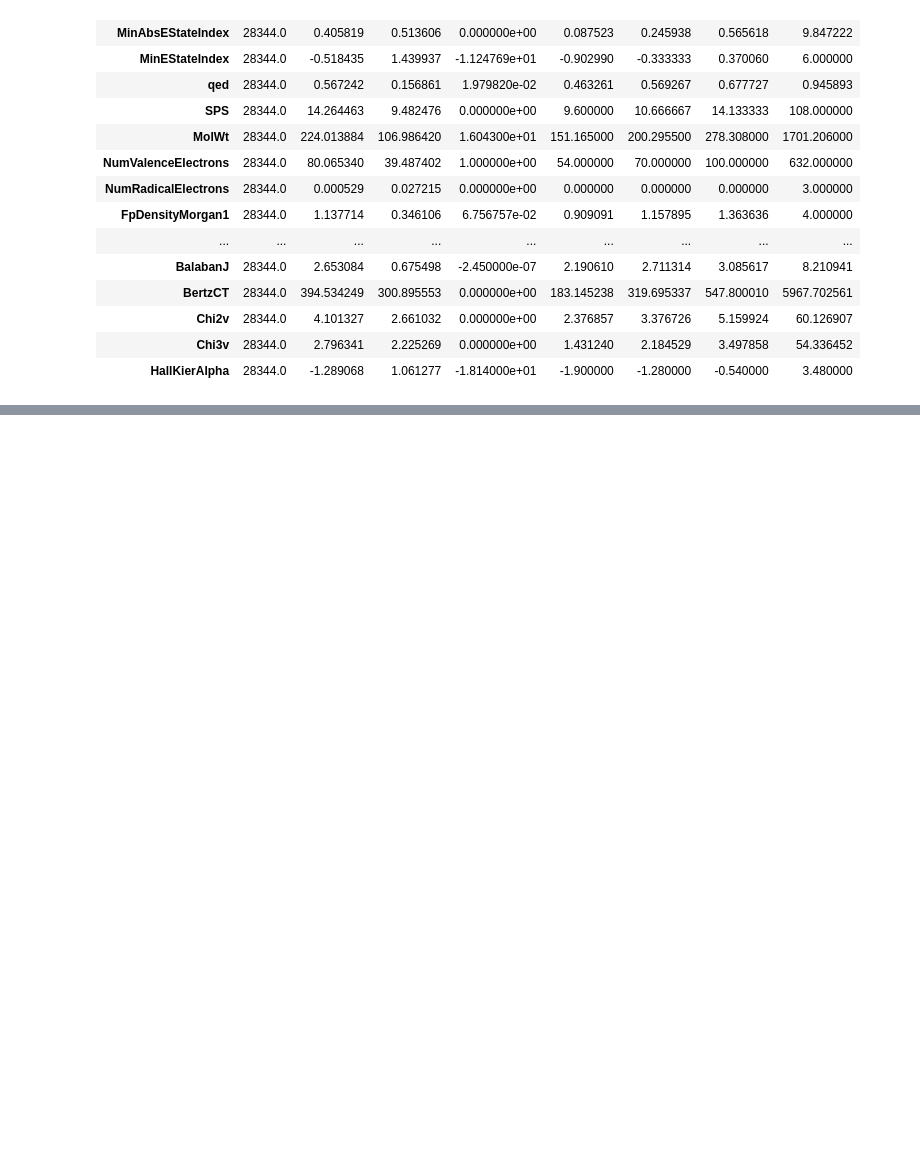
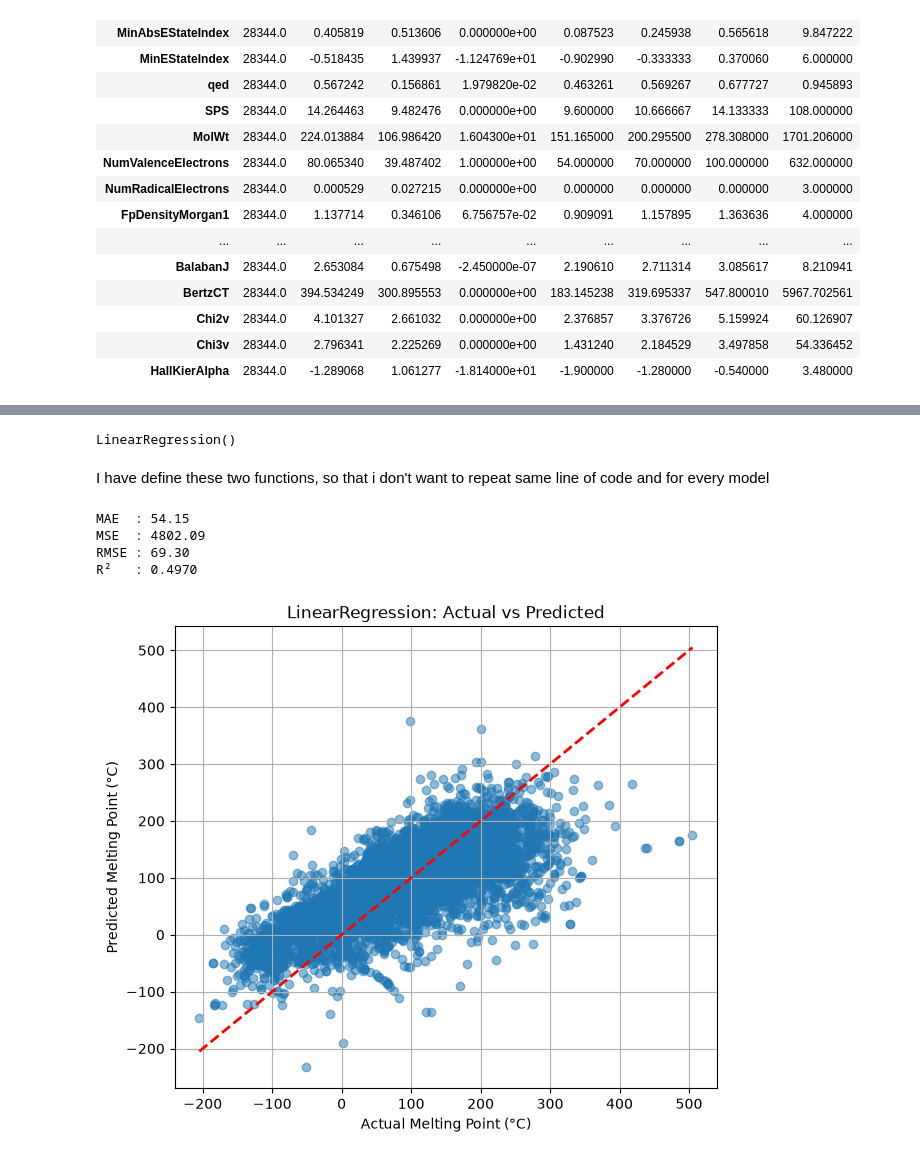
Before and after one commit to thedhawalpanchamiya/melting-point, a Jupyter notebook: melting-point.ipynb, the cells around one changed output, grey strips where cells are left out. Saved outputs shown, nothing was run; the diff lists cells and outputs as text; code cells hidden in the pictures; blank space fills up the shorter version.

Commit message:
Linear Regression

```diff
--- a/melting-point.ipynb
+++ b/melting-point.ipynb
@@ -286,0 +357,18 @@ data.describe().T
+# %%
+from sklearn.model_selection import train_test_split
+
+X_train, X_test, Y_train, Y_test = train_test_split(
+    X,
+    Y,
+    test_size=0.20,
+    random_state=42
+)
+# %%
+from sklearn.linear_model import LinearRegression
+lr_model = LinearRegression()
+lr_model.fit(X_train, Y_train)
+# %% [output]
+LinearRegression()
+# %%
+# Predict melting points
+y_pred_lr = lr_model.predict(X_test)
@@ -286,0 +377,2 @@ data.describe().T
+# %% [markdown]
+I have define these two functions, so that i don't want to repeat same line of code and for every model
@@ -286,0 +397,30 @@ data.describe().T
+# %%
+def plotting(y_true, y_pred, model_name="Model"):
+    plt.figure(figsize=(7, 6))
+
+    plt.scatter(y_true, y_pred, alpha=0.5)
+
+    plt.plot(
+        [y_true.min(), y_true.max()],
+        [y_true.min(), y_true.max()],
+        'r--',
+        linewidth=2
+    )
+
+    plt.xlabel("Actual Melting Point (°C)")
+    plt.ylabel("Predicted Melting Point (°C)")
+    plt.title(f"{model_name}: Actual vs Predicted")
+
+    plt.grid(True)
+    plt.show()
+# %%
+lr_result = tester(Y_test,y_pred_lr)
+# %% [output]
+MAE  : 54.15
+MSE  : 4802.09
+RMSE : 69.30
+R²   : 0.4970
+# %%
+plotting(Y_test,y_pred_lr,"LinearRegression")
+# %% [output]
+[figure, added]
```
Also changed, not shown: parts of 9 cells of this notebook.
